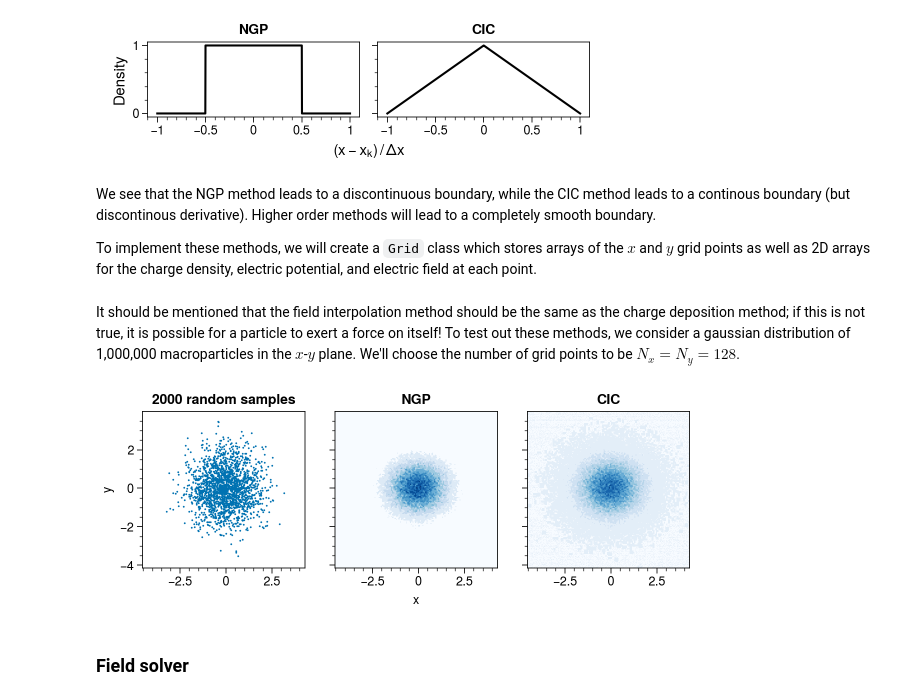
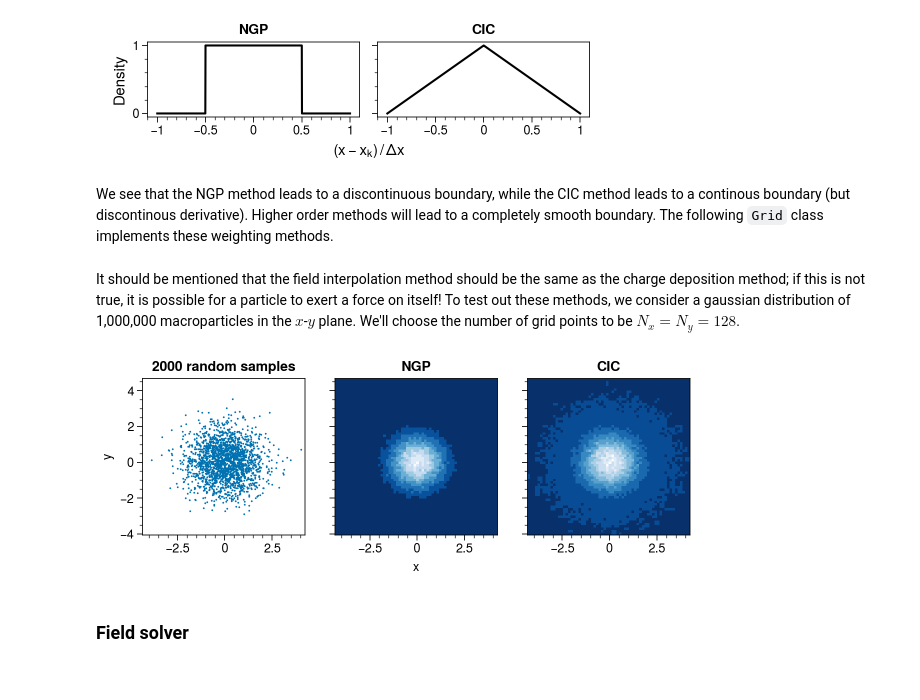
Before and after one commit to austin-hoover/blog_old, a Jupyter notebook: _notebooks/2021-02-15-PIC.ipynb, the cells around one changed output. Cells and saved outputs as stored; diff of their text form; code cells hidden in the pictures.

```diff
--- a/_notebooks/2021-02-15-PIC.ipynb
+++ b/_notebooks/2021-02-15-PIC.ipynb
@@ -112,6 +114,8 @@ class Bunch:
     X : ndarray, shape (nparts, 4)
         The bunch coordinate array. Columns are [x, x', y, y']. Units are mm
         and mrad.
+    positions : ndarray, shape (nparts, 2):
+        Only the x and y positions (for convenience).
     particles : list[MacroParticle]
         A list of MacroParticle objects.
     """
@@ -123,6 +127,7 @@ class Bunch:
         self.charge = charge
         self.line_density = line_density
         self.X = None
+        self.positions = None
         self.particles = None
         self.macrosize = intensity / nparts
 
@@ -133,29 +138,24 @@ class Bunch:
         elif kind == 'kv':
             self.X = np.random.normal(size=(self.nparts, 4))
             self.X = np.apply_along_axis(lambda x: x/la.norm(x), 1, self.X)
+        self.positions = self.X[:, [0, 2]]
         self.particles = [MacroParticle(coords, self.macrosize)
                           for coords in self.X]
         self.compute_extremum()
 
     def compute_extremum(self):
         """Get extreme x and y coorinates."""
-        self.xvals = self.X[:, 0]
-        self.yvals = self.X[:, 2]
-        self.xmin = np.min(self.xvals)
-        self.xmax = np.max(self.xvals)
-        self.ymin = np.min(self.yvals)
-        self.ymax = np.max(self.yvals)
-        self.xlim = (self.xmin, self.xmax)
-        self.ylim = (self.ymin, self.ymax)
+        self.xmin, self.ymin = np.min(self.positions, axis=0)
+        self.xmax, self.ymax = np.max(self.positions, axis=0)
+        self.xlim, self.ylim = (self.xmin, self.xmax), (self.ymin, self.ymax)
 
     def sample(self, k):
         """Return random sample of k particles."""
+        if k >= self.nparts:
+            return self.X
         X_samp = np.copy(self.X)
-        if k < self.nparts:
-            idx = np.random.choice(self.nparts, k, replace=False)
-            return X_samp[idx, :]
-        else:
-            return X_samp
+        idx = np.random.choice(self.nparts, k, replace=False)
+        return X_samp[idx, :]
 # %% [markdown]
 ### Weighting
 # %% [markdown]
@@ -185,7 +185,5 @@ axes.format(xlabel='($x - x_k) \,/\, \Delta x$', ylabel='Density', grid=False,
 # %% [output]
 [figure]
 # %% [markdown]
-We see that the NGP method leads to a discontinuous boundary, while the CIC method leads to a continous boundary (but discontinous derivative). Higher order methods will lead to a completely smooth boundary.
-
-To implement these methods, we will create a `Grid` class which stores arrays of the $x$ and $y$ grid points as well as 2D arrays for the charge density, electric potential, and electric field at each point.
+We see that the NGP method leads to a discontinuous boundary, while the CIC method leads to a continous boundary (but discontinous derivative). Higher order methods will lead to a completely smooth boundary. The following `Grid` class implements these weighting methods.
 # %%
@@ -296,21 +330,23 @@ class Grid2D:
 # %% [markdown]
 It should be mentioned that the field interpolation method should be the same as the charge deposition method; if this is not true, it is possible for a particle to exert a force on itself! To test out these methods, we consider a gaussian distribution of 1,000,000 macroparticles in the $x$-$y$ plane. We'll choose the number of grid points to be $N_x = N_y = 128$.
 # %%
-bunch = Bunch(nparts=int(1e5))
+bunch = Bunch(nparts=int(100000))
 bunch.generate('gaussian')
-grid = Grid2D(bunch.xlim, bunch.ylim, npts=128)
-X = bunch.sample(2000)
+grid = Grid(bunch.xlim, bunch.ylim, size=(64, 64))
 # %%
 fig, axes = plot.subplots(ncols=3, figsize=(6, 2.25), wspace=2*[0.3])
 axes.format(xlim=bunch.xlim, ylim=bunch.ylim, grid=False, xlabel='x', ylabel='y',
             toplabels=['2000 random samples', 'NGP', 'CIC'])
+
+X = bunch.sample(2000)
 axes[0].scatter(X[:, 0], X[:, 2], s=0.5)
+
 for ax, method in zip(axes[1:], ['ngp', 'cic']):
-    rho = grid.deposite_charge(bunch, method)
-    ax.imshow(rho, origin='lower', cmap='Blues', aspect='auto',
-              extent=[bunch.xmin, bunch.xmax, bunch.ymin, bunch.ymax]);
+    rho = grid.distribute(bunch.positions, method)
+    ax.imshow(rho.T, origin='lower', cmap='blues_r', aspect='auto',
+              extent=[grid.xmin, grid.xmax, grid.ymin, grid.ymax]);
 # %% [output]
-[figure, old version]
+[figure, new version]
 # %% [markdown]
 ### Field solver
 # %% [markdown]
```
Also changed, not shown: parts of 24 cells of this notebook.
